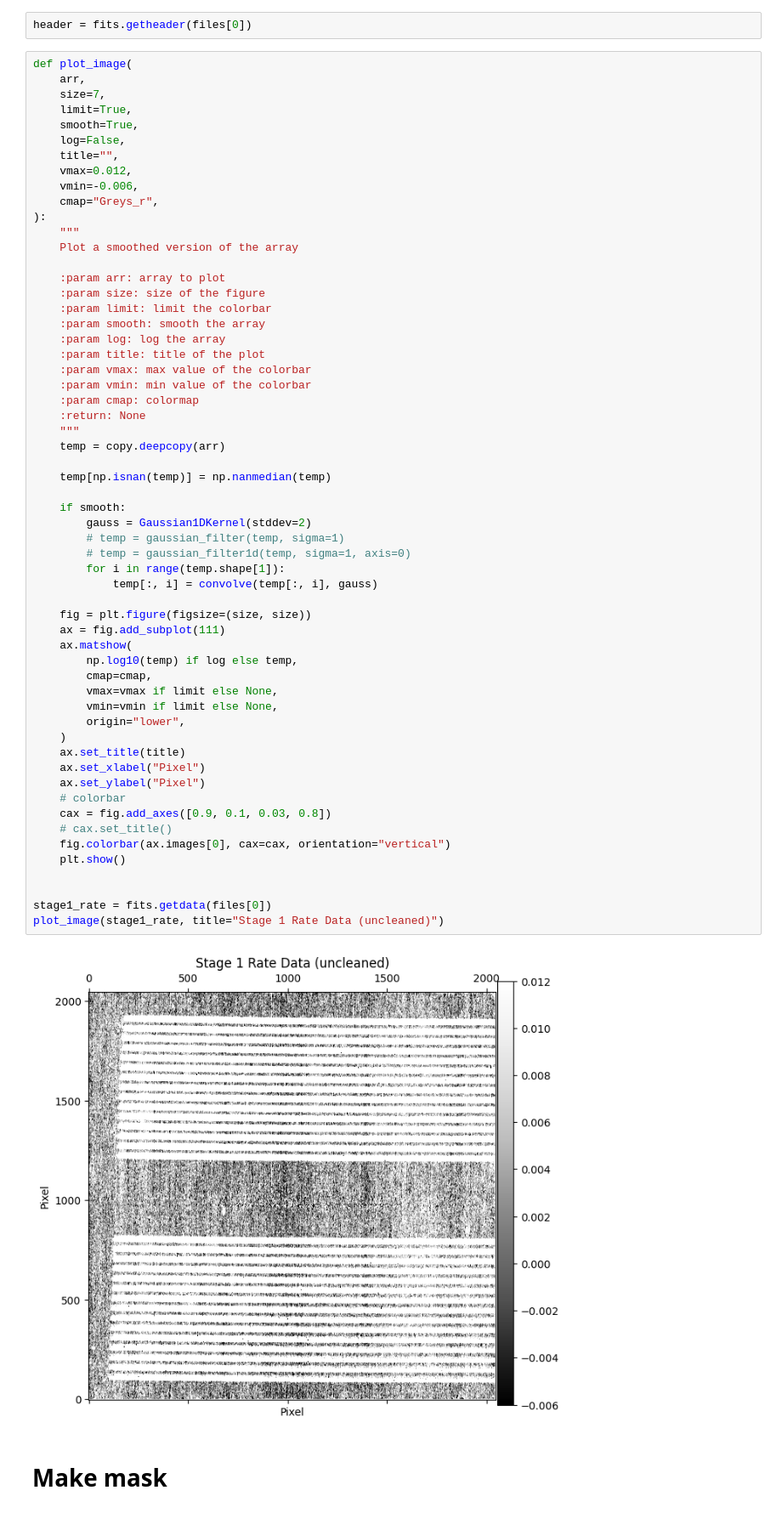
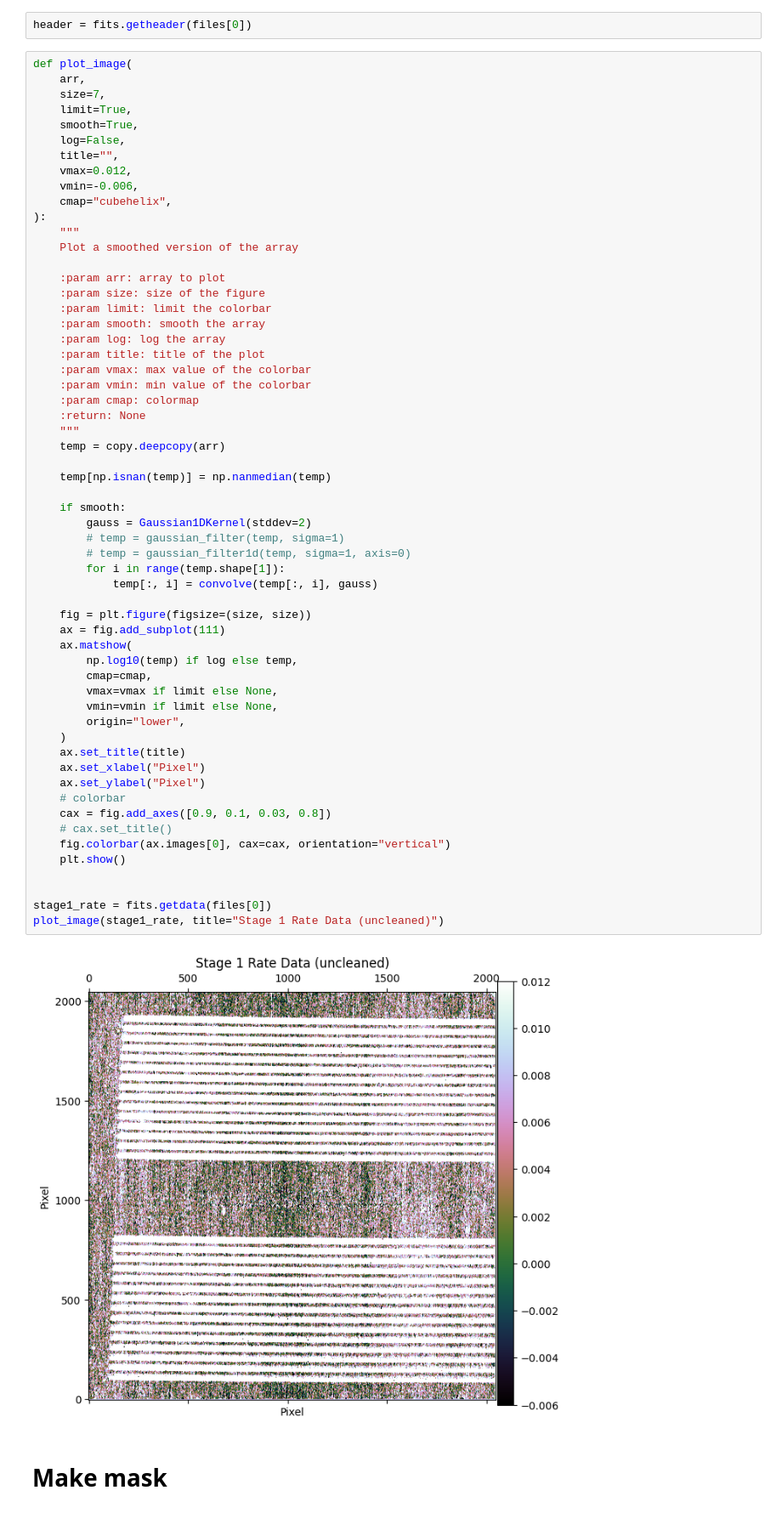
Before and after one commit to ajshajib/RegalJumper, a Jupyter notebook: Run NSClean.ipynb, the cells around one changed output. Shown at 85% size. Saved outputs shown, nothing was run; the diff lists cells and outputs as text.

```diff
--- a/Run NSClean.ipynb
+++ b/Run NSClean.ipynb
@@ -78,7 +76,7 @@ def plot_image(
     title="",
     vmax=0.012,
     vmin=-0.006,
-    cmap="Greys_r",
+    cmap="cubehelix",
 ):
     """
     Plot a smoothed version of the array
@@ -100,34 +98,34 @@ def plot_image(
 
     if smooth:
         gauss = Gaussian1DKernel(stddev=2)
         # temp = gaussian_filter(temp, sigma=1)
         # temp = gaussian_filter1d(temp, sigma=1, axis=0)
         for i in range(temp.shape[1]):
             temp[:, i] = convolve(temp[:, i], gauss)
 
     fig = plt.figure(figsize=(size, size))
     ax = fig.add_subplot(111)
     ax.matshow(
         np.log10(temp) if log else temp,
         cmap=cmap,
         vmax=vmax if limit else None,
         vmin=vmin if limit else None,
         origin="lower",
     )
     ax.set_title(title)
     ax.set_xlabel("Pixel")
     ax.set_ylabel("Pixel")
     # colorbar
     cax = fig.add_axes([0.9, 0.1, 0.03, 0.8])
     # cax.set_title()
     fig.colorbar(ax.images[0], cax=cax, orientation="vertical")
     plt.show()
 
 
 stage1_rate = fits.getdata(files[0])
 plot_image(stage1_rate, title="Stage 1 Rate Data (uncleaned)")
 # %% [output]
-[figure, old version]
+[figure, new version]
 # %% [markdown]
 # Make mask
 # %%
```
Also changed, not shown: parts of 6 cells of this notebook, 2 other files.
